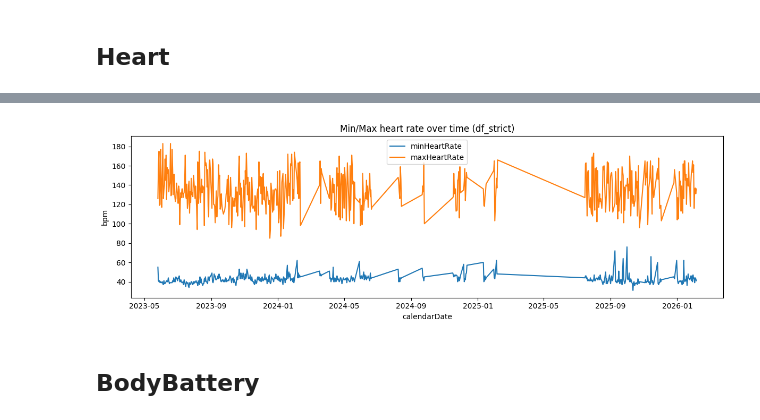
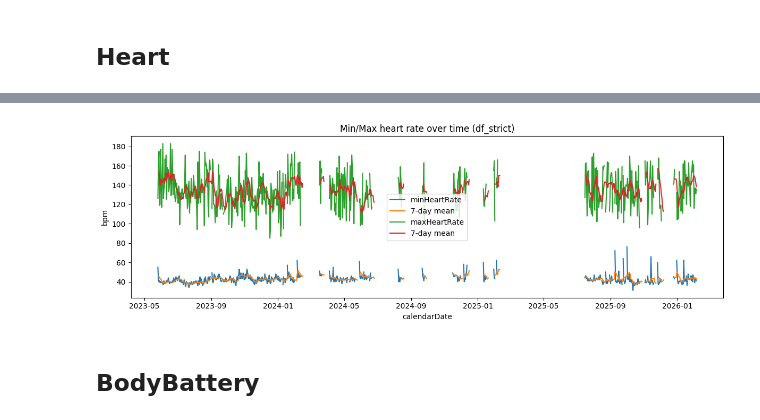
Before and after one commit to AlexBatrakov/wearable-analytics, a Jupyter notebook: notebooks/02_eda_timeseries.ipynb, the cells around one changed output, grey strips where cells are left out. Drawn from its saved outputs; the diff is of its cells as text; code cells hidden in the pictures.

```diff
--- a/notebooks/02_eda_timeseries.ipynb
+++ b/notebooks/02_eda_timeseries.ipynb
@@ -13,7 +13,7 @@ import matplotlib.pyplot as plt
 
 from garmin_analytics.eda import prepare as eda_prepare
 
-SAVE_FIGS: bool = False
+SAVE_FIGS: bool = True
 FIG_DIR = Path("reports/figures/timeseries")
 DPI = 150
 FIG_FMT = "png"
@@ -236,20 +315,38 @@ _plot_line_with_roll(df_strict, 'restingHeartRate', 'Resting heart rate over tim
 # %%
 needed = ['minHeartRate', 'maxHeartRate']
 if not all(c in df_strict.columns for c in needed):
     print('Skip: missing minHeartRate or maxHeartRate')
 else:
     fig, ax = plt.subplots(figsize=(12, 4))
-    ax.plot(df_strict['calendarDate'], pd.to_numeric(df_strict['minHeartRate'], errors='coerce'), label='minHeartRate')
-    ax.plot(df_strict['calendarDate'], pd.to_numeric(df_strict['maxHeartRate'], errors='coerce'), label='maxHeartRate')
-    ax.set_title('Min/Max heart rate over time (df_strict)')
-    ax.set_xlabel('calendarDate')
-    ax.set_ylabel('bpm')
-    ax.legend()
-    fig.tight_layout()
-    maybe_save(fig, 'minmax_hr_strict')
-    plt.show()
+    s_min = plot_ts_with_gaps(
+        ax,
+        df_strict,
+        'calendarDate',
+        'minHeartRate',
+        label='minHeartRate',
+        rolling_days=7,
+    )
+    s_max = plot_ts_with_gaps(
+        ax,
+        df_strict,
+        'calendarDate',
+        'maxHeartRate',
+        label='maxHeartRate',
+        rolling_days=7,
+    )
+    if s_min.empty and s_max.empty:
+        print('Skip: no plottable data for minHeartRate/maxHeartRate')
+        plt.close(fig)
+    else:
+        ax.set_title('Min/Max heart rate over time (df_strict)')
+        ax.set_xlabel('calendarDate')
+        ax.set_ylabel('bpm')
+        ax.legend()
+        fig.tight_layout()
+        maybe_save(fig, 'minmax_hr_strict')
+        plt.show()
 # %% [output]
-[figure, old version]
+[figure, new version]
 # %% [markdown]
 ## BodyBattery
 # %%
```
Also changed, not shown: parts of 12 cells of this notebook, 1 other file.
